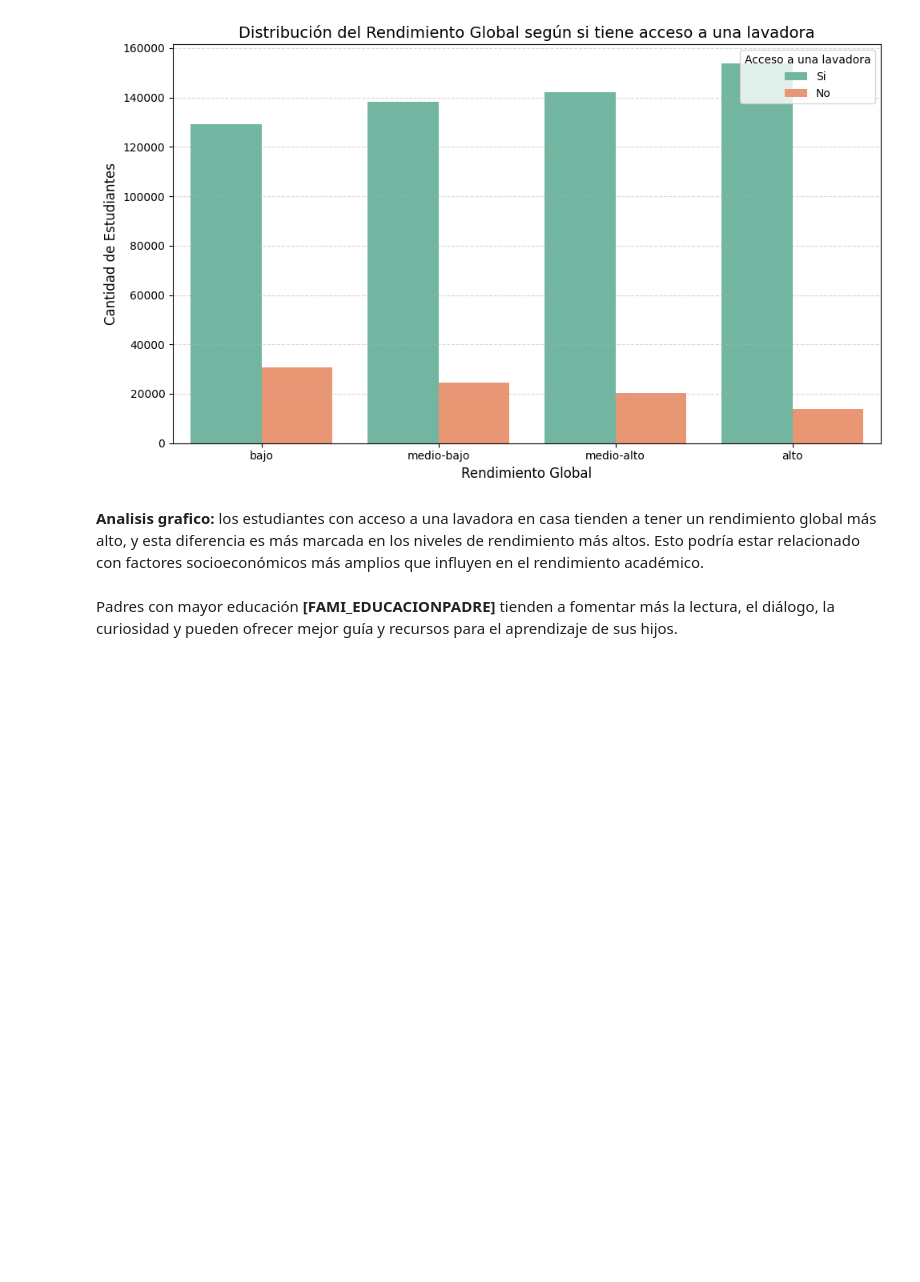
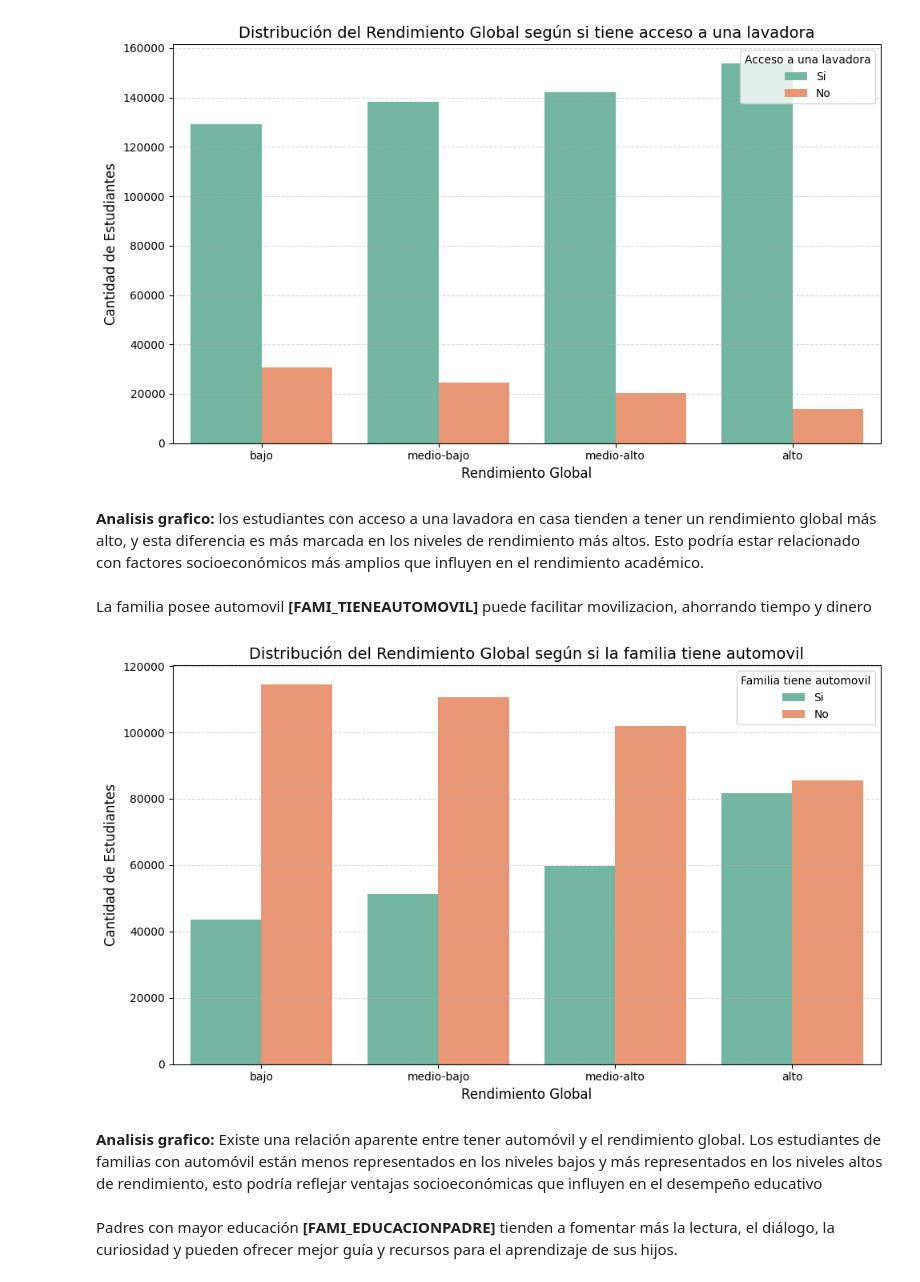
Before and after one commit to LucasSerranog/IA_udea, a Jupyter notebook: 01_exploración.ipynb, the cells around one changed output. Cells and saved outputs as stored; diff of their text form; code cells hidden in the pictures; blank space fills up the shorter version.

```diff
--- a/01_exploración.ipynb
+++ b/01_exploración.ipynb
@@ -415,6 +415,30 @@ plt.show()
 [figure]
 # %% [markdown]
 **Analisis grafico:** los estudiantes con acceso a una lavadora en casa tienden a tener un rendimiento global más alto, y esta diferencia es más marcada en los niveles de rendimiento más altos. Esto podría estar relacionado con factores socioeconómicos más amplios que influyen en el rendimiento académico.
+# %% [markdown]
+La familia posee automovil **[FAMI_TIENEAUTOMOVIL]** puede facilitar movilizacion, ahorrando tiempo y dinero
+# %%
+# Orden personalizado
+orden = ['bajo', 'medio-bajo', 'medio-alto', 'alto']
+
+plt.figure(figsize=(10, 6))
+
+# Gráfico de barras con orden y agrupado por si paga matrícula
+sns.countplot(data=d, x='RENDIMIENTO_GLOBAL', hue='FAMI_TIENEAUTOMOVIL', palette='Set2', order=orden)
+
+# Títulos y etiquetas
+plt.title('Distribución del Rendimiento Global según si la familia tiene automovil', fontsize=14)
+plt.xlabel('Rendimiento Global', fontsize=12)
+plt.ylabel('Cantidad de Estudiantes', fontsize=12)
+plt.legend(title='Familia tiene automovil', loc='upper right')
+plt.grid(axis='y', linestyle='--', alpha=0.5)
+
+plt.tight_layout()
+plt.show()
+# %% [output]
+[figure, added]
+# %% [markdown]
+**Analisis grafico:**  Existe una relación aparente entre tener automóvil y el rendimiento global. Los estudiantes de familias con automóvil están menos representados en los niveles bajos y más representados en los niveles altos de rendimiento, esto podría reflejar ventajas socioeconómicas que influyen en el desempeño educativo
 # %% [markdown]
  Padres con mayor educación **[FAMI_EDUCACIONPADRE]** tienden a fomentar más la lectura, el diálogo, la curiosidad y pueden ofrecer mejor guía y recursos para el aprendizaje de sus hijos.
 # %%
```
Also changed, not shown: parts of 1 cell of this notebook.
